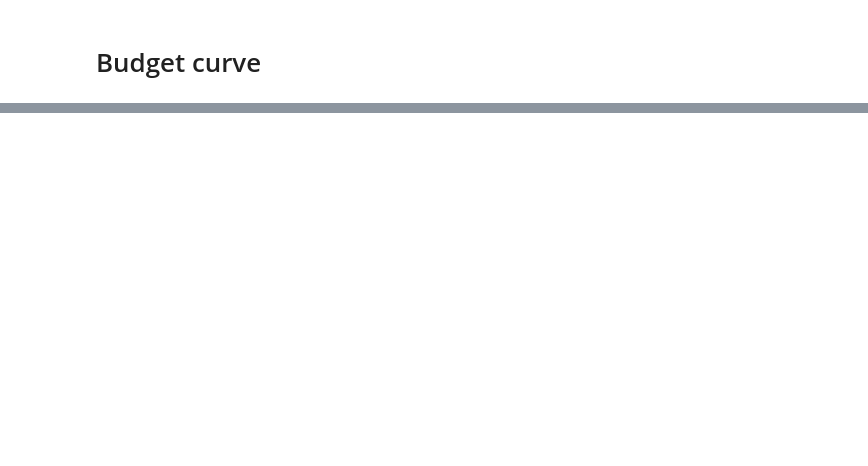
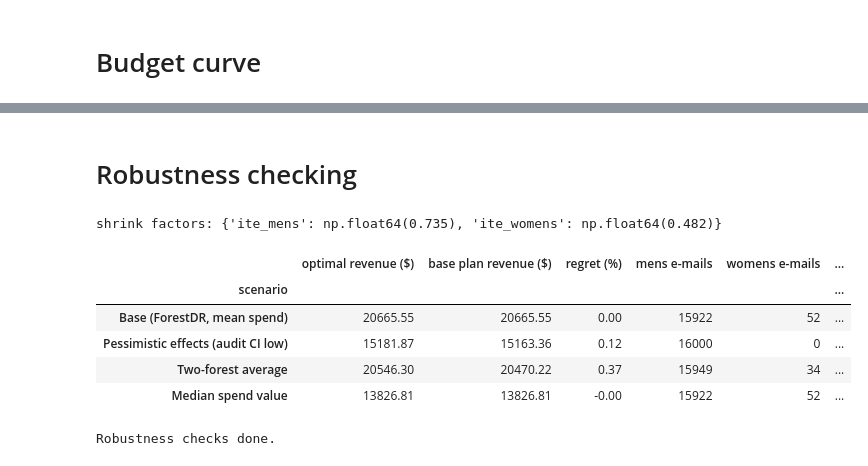
Before and after one commit to Sharathh-K/project, a Jupyter notebook: Notebooks/Budget_optimization.ipynb, the cells around one changed output, grey strips where cells are left out. Saved outputs shown, nothing was run; the diff lists cells and outputs as text; code cells hidden in the pictures; blank space fills up the shorter version.

```diff
--- a/Notebooks/Budget_optimization.ipynb
+++ b/Notebooks/Budget_optimization.ipynb
@@ -444,0 +544,80 @@ Step 9 passed.
+# %% [markdown]
+# Robustness checking
+# %%
+# inputs for the scenarios
+audit = pd.read_csv("../Reports/causal_audit/audit_summary.csv").set_index("treatment")
+
+cf = pd.read_csv("../Data/Processed/effects_causalforest.csv")
+cf = df[[ID_COL]].merge(cf, on=ID_COL, how="left", validate="one_to_one")   # same row order as df
+assert cf[["ite_mens", "ite_womens"]].notna().all().all(), "NaNs in CausalForest effects"
+
+V = PARAMS["VALUE_PER_CONV"]
+MEDIAN_VALUE = conv_train["spend"].median()
+
+# shrink factor = audit CI lower bound / audit ATE
+shrink = {
+    "ite_mens":   audit.loc["Mens E-Mail", "raw_CI_low_pp"] / 100 / audit.loc["Mens E-Mail", "raw_ATE"],
+    "ite_womens": audit.loc["Womens E-Mail", "raw_CI_low_pp"] / 100 / audit.loc["Womens E-Mail", "raw_ATE"],
+}
+print("shrink factors:", {k: round(v, 3) for k, v in shrink.items()})
+
+base_eff = df[["ite_mens", "ite_womens"]].reset_index(drop=True)
+cf_eff = cf[["ite_mens", "ite_womens"]].reset_index(drop=True)
+
+scenarios = {
+    "Pessimistic effects (audit CI low)": (
+        base_eff.assign(ite_mens=base_eff["ite_mens"] * shrink["ite_mens"],
+                        ite_womens=base_eff["ite_womens"] * shrink["ite_womens"]), V),
+    "Two-forest average": ((base_eff + cf_eff) / 2, V),
+    "Median spend value": (base_eff, MEDIAN_VALUE),
+}
+
+def revenue_of(assigned, eff, v):
+    a = np.asarray(assigned)
+    m, w = a == "Mens E-Mail", a == "Womens E-Mail"
+    return (eff["ite_mens"].to_numpy()[m].sum() + eff["ite_womens"].to_numpy()[w].sum()) * v
+
+base_assign = plan["assigned_arm"].to_numpy()
+base_sel = base_assign != "No E-Mail"
+
+rows = [{
+    "scenario": "Base (ForestDR, mean spend)",
+    "optimal revenue ($)": summary["total_expected_revenue"],
+    "base plan revenue ($)": summary["total_expected_revenue"],
+    "regret (%)": 0.0,
+    "mens e-mails": summary["mens_emails"],
+    "womens e-mails": summary["womens_emails"],
+    "base customers kept (%)": 100.0,
+    "shadow price": summary["shadow_price"],
+}]
+
+for name, (eff, v) in scenarios.items():
+    d = eff.copy()
+    d[ID_COL] = df[ID_COL].values
+    p, s = optimize_campaign(d, PARAMS["COST"], PARAMS["BUDGET"], v)
+    own = s["total_expected_revenue"]
+    base_under = revenue_of(base_assign, eff, v)
+    sel = p["assigned_arm"].to_numpy() != "No E-Mail"
+    rows.append({
+        "scenario": name,
+        "optimal revenue ($)": own,
+        "base plan revenue ($)": base_under,
+        "regret (%)": 100 * (own - base_under) / own,
+        "mens e-mails": s["mens_emails"],
+        "womens e-mails": s["womens_emails"],
+        "base customers kept (%)": 100 * (sel & base_sel).sum() / base_sel.sum(),
+        "shadow price": s["shadow_price"],
+    })
+
+robust = pd.DataFrame(rows).set_index("scenario")
+display(robust.round(2))
+print("Robustness checks done.")
+# %% [output]
+shrink factors: {'ite_mens': np.float64(0.735), 'ite_womens': np.float64(0.482)}
+|  | optimal revenue ($) | base plan revenue ($) | regret (%) | mens e-mails | womens e-mails | ... |
+| scenario |  |  |  |  |  | ... |
+| Base (ForestDR, mean spend) | 20665.55 | 20665.55 | 0.00 | 15922 | 52 | ... |
+| Pessimistic effects (audit CI low) | 15181.87 | 15163.36 | 0.12 | 16000 | 0 | ... |
+| Two-forest average | 20546.30 | 20470.22 | 0.37 | 15949 | 34 | ... |
+| Median spend value | 13826.81 | 13826.81 | -0.00 | 15922 | 52 | ... |
+Robustness checks done.
```
Also changed, not shown: parts of 17 cells of this notebook, 2 other files.
